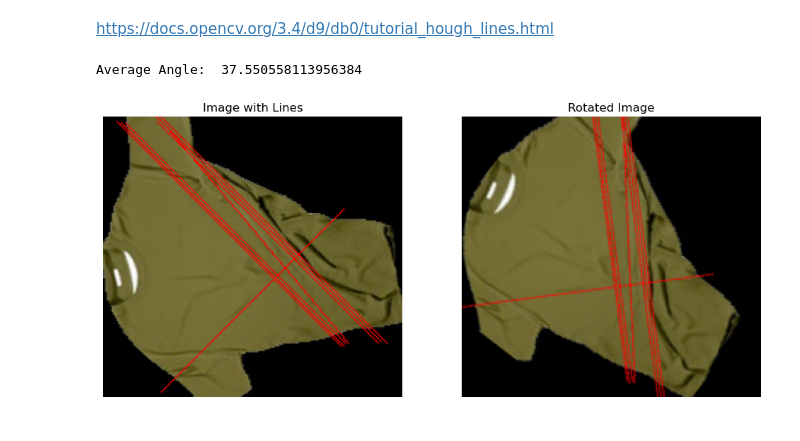
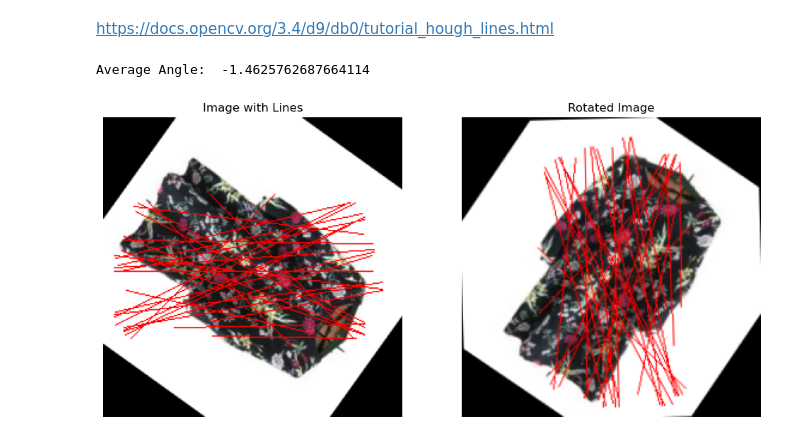
Before and after one commit to kohnmart/master-projekt, a Jupyter notebook: notebooks/preprocessing/line_detection.ipynb, the cells around one changed output. Saved outputs shown, nothing was run; the diff lists cells and outputs as text; code cells hidden in the pictures.

```diff
--- a/notebooks/preprocessing/line_detection.ipynb
+++ b/notebooks/preprocessing/line_detection.ipynb
@@ -18,21 +18,32 @@ import matplotlib.pyplot as plt
 import cv2
 import numpy as np
 import matplotlib.pyplot as plt
-
+import random
 def correct_rotation_and_display_with_lines(image_path=""):
     # Load image
     image = cv2.imread(image_path)
     image = cv2.cvtColor(image, cv2.COLOR_BGR2RGB)  # Convert from BGR to RGB for displaying
-
+    image = cv2.rotate(image, cv2.ROTATE_90_CLOCKWISE)
     # Convert to grayscale and equalize histogram
     gray = cv2.cvtColor(image, cv2.COLOR_RGB2GRAY)
     gray = cv2.equalizeHist(gray)
+
+    # Define the range of rotation angles
+    min_angle = -45
+    max_angle = 45
+
+    # Generate a random angle within the specified range
+    angle = random.uniform(min_angle, max_angle)
+
+    width, height = image.shape[1], image.shape[0]
+    rotation_matrix = cv2.getRotationMatrix2D((width // 2, height // 2), angle, 1)
+    image = cv2.warpAffine(image, rotation_matrix, (width, height))
 
     # Detect edges
     edges = cv2.Canny(gray, 100, 150, apertureSize=5)
 
     # Use Hough Line Transform to detect lines
-    lines = cv2.HoughLinesP(edges, 1, np.pi/180, threshold=100, minLineLength=100, maxLineGap=20)
+    lines = cv2.HoughLinesP(edges, 1, np.pi/180, threshold=70, minLineLength=100, maxLineGap=20)
 
     if lines is not None:
         # Prepare to calculate the average angle
@@ -48,38 +59,36 @@ def correct_rotation_and_display_with_lines(image_path=""):
 
         # Calculate average angle using vector sums
         average_angle = np.arctan2(sin_sum, cos_sum)
         average_angle_degrees = np.degrees(average_angle)
 
         print("Average Angle: ", average_angle_degrees)
 
         # Rotate image to align
         width, height = image.shape[1], image.shape[0]
-        rotation_matrix = cv2.getRotationMatrix2D((width // 2, height // 2), -average_angle_degrees, 1)
+        rotation_matrix = cv2.getRotationMatrix2D((width // 2, height // 2), 90-average_angle_degrees, 1)
         rotated_image = cv2.warpAffine(image, rotation_matrix, (width, height))
     else:
         rotated_image = image  # No rotation if no lines are detected
 
     # Display the original and rotated images using matplotlib
     plt.figure(figsize=(12, 6))
     plt.subplot(121)
     plt.imshow(image)
     plt.title('Image with Lines')
     plt.axis('off')
 
     plt.subplot(122)
     plt.imshow(rotated_image)
     plt.title('Rotated Image')
     plt.axis('off')
 
     plt.show()
 
 
-#file_name = 'tshirt_0070.jpg'
-file_name = 'tshirt_0085.jpg'
+relative_path = get_training_data_path('classifier', 'dress')
 
-img_path = get_training_data_path(file_name)
-
-correct_rotation_and_display_with_lines(img_path)
+full_path = os.path.join(relative_path, 'dress5.jpg')
+correct_rotation_and_display_with_lines(full_path)
 # %% [output]
-Average Angle:  37.550558113956384
+Average Angle:  -1.4625762687664114
-[figure, old version]
+[figure, new version]
```
Also changed, not shown: 20 other files.
